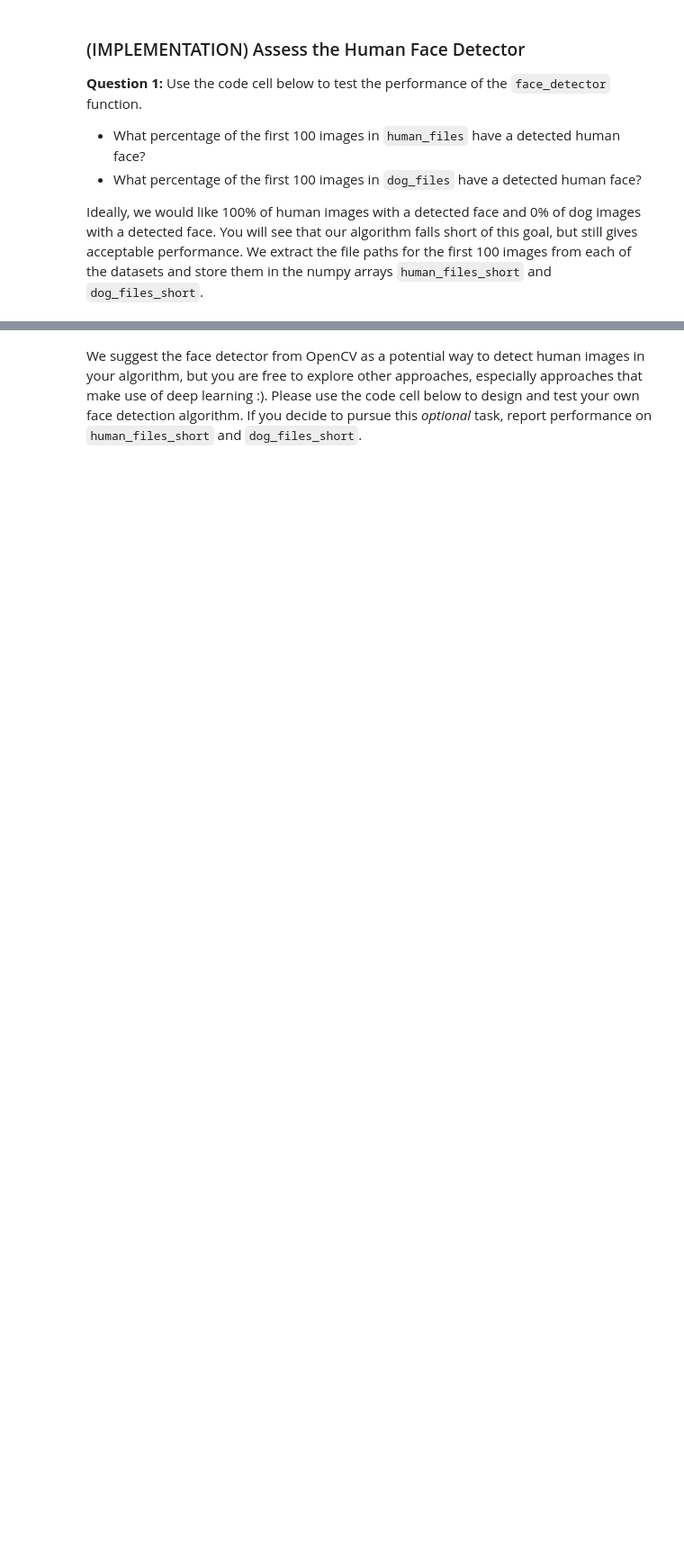
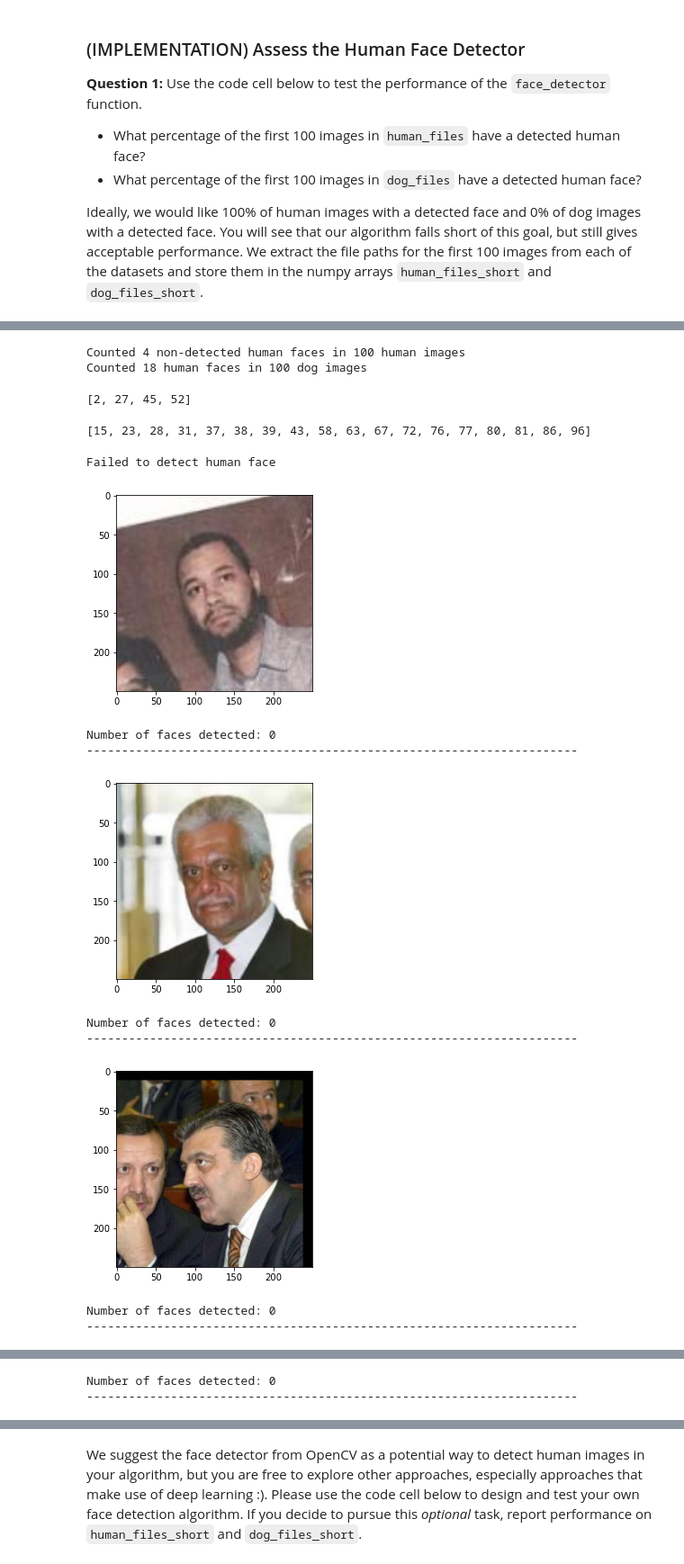
Before and after one commit to albert-kuc/Dog-Breed-Classifier, a Jupyter notebook: dog_app.ipynb, the cells around one changed output, grey strips where cells are left out. Shown at 90% size. Saved outputs shown, nothing was run; the diff lists cells and outputs as text; code cells hidden in the pictures; blank space fills up the shorter version.

```diff
--- a/dog_app.ipynb
+++ b/dog_app.ipynb
@@ -134,3 +155,67 @@ dog_files_short = dog_files[:100]
 
 ## TODO: Test the performance of the face_detector algorithm
 ## on the images in human_files_short and dog_files_short.
+human_files_with_no_humans = []
+dog_files_with_humans = []
+
+for i in tqdm(range(100)):
+    # test human file
+    human_files_check = face_detector(human_files_short[i])
+    if not human_files_check:
+        human_files_with_no_humans.append(i)
+
+    # test dog file
+    dog_files_check = face_detector(dog_files_short[i])
+    if dog_files_check:
+        dog_files_with_humans.append(i)
+
+
+print(f"Counted {len(human_files_with_no_humans)} non-detected human faces in 100 human images")
+print(f"Counted {len(dog_files_with_humans)} human faces in 100 dog images")
+# %% [output]
+Counted 4 non-detected human faces in 100 human images
+Counted 18 human faces in 100 dog images
+# %%
+print(human_files_with_no_humans)
+# %% [output]
+[2, 27, 45, 52]
+# %%
+print(dog_files_with_humans)
+# %% [output]
+[15, 23, 28, 31, 37, 38, 39, 43, 58, 63, 67, 72, 76, 77, 80, 81, 86, 96]
+# %%
+# display image with marked faces
+def show_marked_faces(img_path):
+    img = cv2.imread(img_path)
+    gray = cv2.cvtColor(img, cv2.COLOR_BGR2GRAY)
+    faces = face_cascade.detectMultiScale(gray)
+    for (x,y,w,h) in faces:
+        # add bounding box to color image
+        cv2.rectangle(img,(x,y),(x+w,y+h),(255,0,0),2)
+
+    # convert BGR image to RGB for plotting
+    cv_rgb = cv2.cvtColor(img, cv2.COLOR_BGR2RGB)
+
+    # display the image, along with bounding box
+    plt.imshow(cv_rgb)
+    plt.show()
+
+    # describe number of faces detected
+    print(f"Number of faces detected: {len(faces)}")
+    print(70*"-")
+# %%
+print("Failed to detect human face")
+for i in human_files_with_no_humans:
+    test_file = human_files_short[i]
+    show_marked_faces(test_file)
+# %% [output]
+Failed to detect human face
+[figure, added]
+Number of faces detected: 0
+----------------------------------------------------------------------
+[figure, added]
+Number of faces detected: 0
+----------------------------------------------------------------------
+[figure, added]
+Number of faces detected: 0
+----------------------------------------------------------------------
@@ -136,0 +223,2 @@ dog_files_short = dog_files[:100]
+Number of faces detected: 0
+----------------------------------------------------------------------
```
Also changed, not shown: parts of 7 cells of this notebook.
